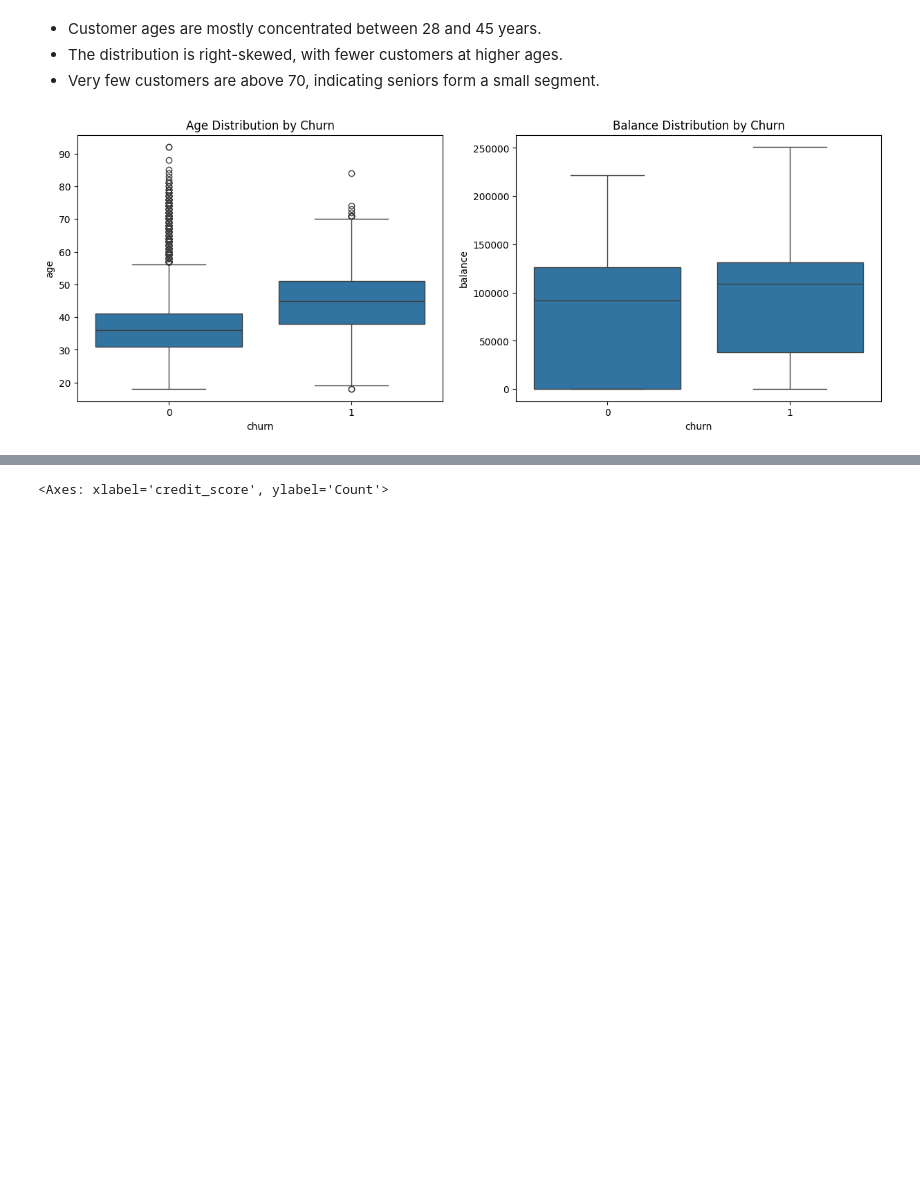
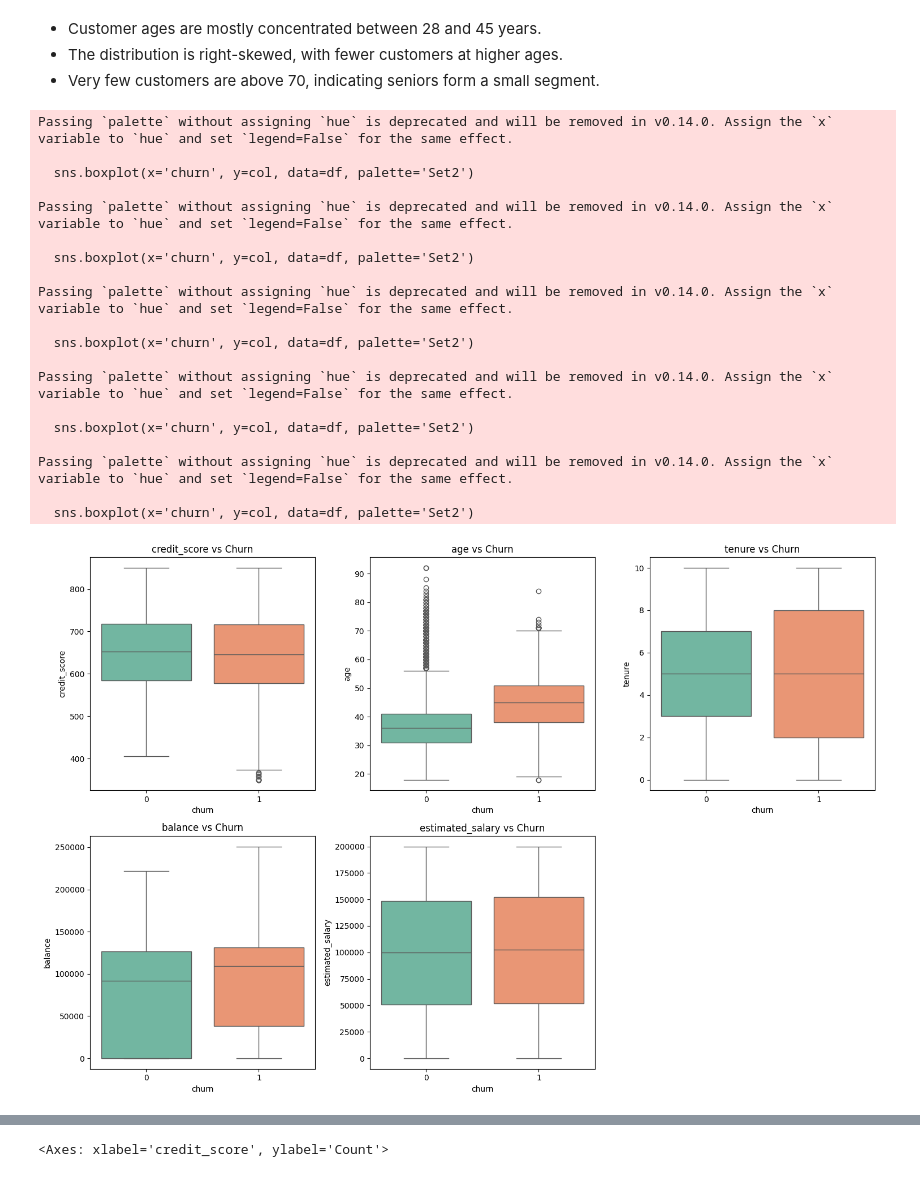
Before and after one commit to rajeevkumar75/Bank-Customer-Churn-Prediction, a Jupyter notebook: notebooks/Eda end to end.ipynb, the cells around one changed output, grey strips where cells are left out. Drawn from its saved outputs; the diff is of its cells as text; code cells hidden in the pictures; blank space fills up the shorter version.

```diff
--- a/notebooks/Eda end to end.ipynb
+++ b/notebooks/Eda end to end.ipynb
@@ -127,15 +127,34 @@ sns.histplot(df['age'], kde=True)
 - The distribution is right-skewed, with fewer customers at higher ages.
 - Very few customers are above 70, indicating seniors form a small segment.
 # %%
-fig, ax = plt.subplots(1, 2, figsize=(15, 5))
+num_cols = ['credit_score', 'age', 'tenure', 'balance', 'estimated_salary']
+plt.figure(figsize=(15, 10))
+for i, col in enumerate(num_cols, 1):
+    plt.subplot(2, 3, i)
+    sns.boxplot(x='churn', y=col, data=df, palette='Set2')
+    plt.title(f'{col} vs Churn')
 
-sns.boxplot(x='churn', y='age', data=df, ax=ax[0])
-ax[0].set_title('Age Distribution by Churn')
-
-sns.boxplot(x='churn', y='balance', data=df, ax=ax[1])
-ax[1].set_title('Balance Distribution by Churn')
-
+plt.tight_layout()
 plt.show()
 # %% [output]
+Passing `palette` without assigning `hue` is deprecated and will be removed in v0.14.0. Assign the `x` variable to `hue` and set `legend=False` for the same effect.
+
+  sns.boxplot(x='churn', y=col, data=df, palette='Set2')
+
+Passing `palette` without assigning `hue` is deprecated and will be removed in v0.14.0. Assign the `x` variable to `hue` and set `legend=False` for the same effect.
+
+  sns.boxplot(x='churn', y=col, data=df, palette='Set2')
+
+Passing `palette` without assigning `hue` is deprecated and will be removed in v0.14.0. Assign the `x` variable to `hue` and set `legend=False` for the same effect.
+
+  sns.boxplot(x='churn', y=col, data=df, palette='Set2')
+
+Passing `palette` without assigning `hue` is deprecated and will be removed in v0.14.0. Assign the `x` variable to `hue` and set `legend=False` for the same effect.
+
+  sns.boxplot(x='churn', y=col, data=df, palette='Set2')
+
+Passing `palette` without assigning `hue` is deprecated and will be removed in v0.14.0. Assign the `x` variable to `hue` and set `legend=False` for the same effect.
+
+  sns.boxplot(x='churn', y=col, data=df, palette='Set2')
-[figure, old version]
+[figure, new version]
 # %% [markdown]
```
Also changed, not shown: parts of 11 cells of this notebook.
